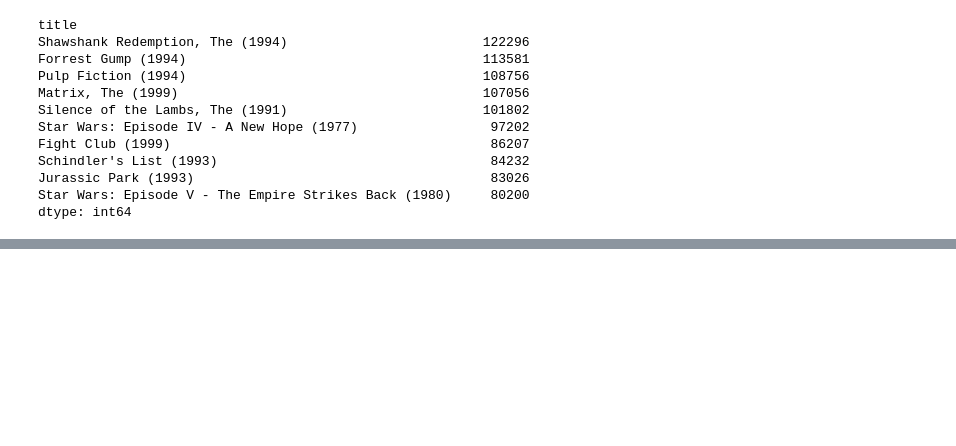
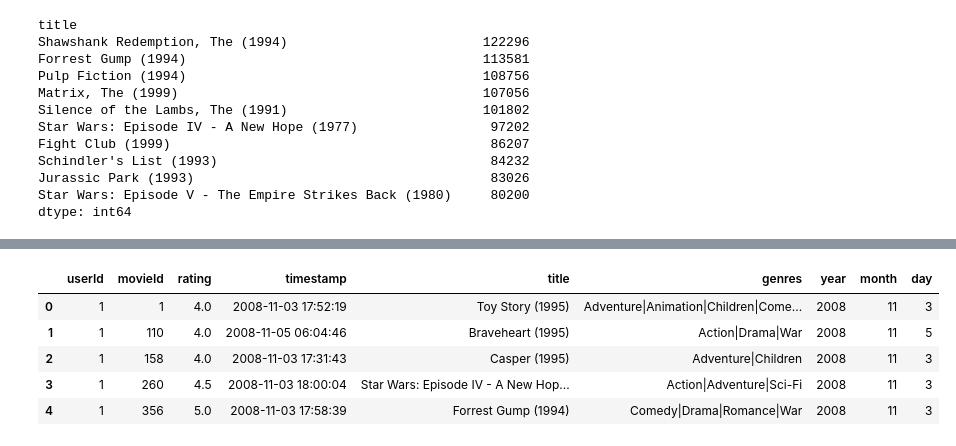
Before and after one commit to tejfaster/My-Movies, a Jupyter notebook: notebooks/01_data_analysis.ipynb, the cells around one changed output, grey strips where cells are left out. Saved outputs shown, nothing was run; the diff lists cells and outputs as text; code cells hidden in the pictures; blank space fills up the shorter version.

```diff
--- a/notebooks/01_data_analysis.ipynb
+++ b/notebooks/01_data_analysis.ipynb
@@ -169,3 +169,6 @@ Star Wars: Episode V - The Empire Strikes Back (1980)     80200
 dtype: int64
 # %%
 data.to_csv("../data/processed_data.csv",index=False)
+# %%
+data["timestamp"] = pd.to_datetime(data['timestamp'],unit='s')
+data.head()
@@ -171,0 +182,12 @@ data.to_csv("../data/processed_data.csv",index=False)
+# %%
+data["year"] = data["timestamp"].dt.year
+data["month"] = data["timestamp"].dt.month
+data["day"] = data["timestamp"].dt.day
+data.head()
+# %% [output]
+|  | userId | movieId | rating | timestamp | title | genres | year | month | day |
+| 0 | 1 | 1 | 4.0 | 2008-11-03 17:52:19 | Toy Story (1995) | Adventure|Animation|Children|Come... | 2008 | 11 | 3 |
+| 1 | 1 | 110 | 4.0 | 2008-11-05 06:04:46 | Braveheart (1995) | Action|Drama|War | 2008 | 11 | 5 |
+| 2 | 1 | 158 | 4.0 | 2008-11-03 17:31:43 | Casper (1995) | Adventure|Children | 2008 | 11 | 3 |
+| 3 | 1 | 260 | 4.5 | 2008-11-03 18:00:04 | Star Wars: Episode IV - A New Hop... | Action|Adventure|Sci-Fi | 2008 | 11 | 3 |
+| 4 | 1 | 356 | 5.0 | 2008-11-03 17:58:39 | Forrest Gump (1994) | Comedy|Drama|Romance|War | 2008 | 11 | 3 |
```
Also changed, not shown: parts of 12 cells of this notebook.
